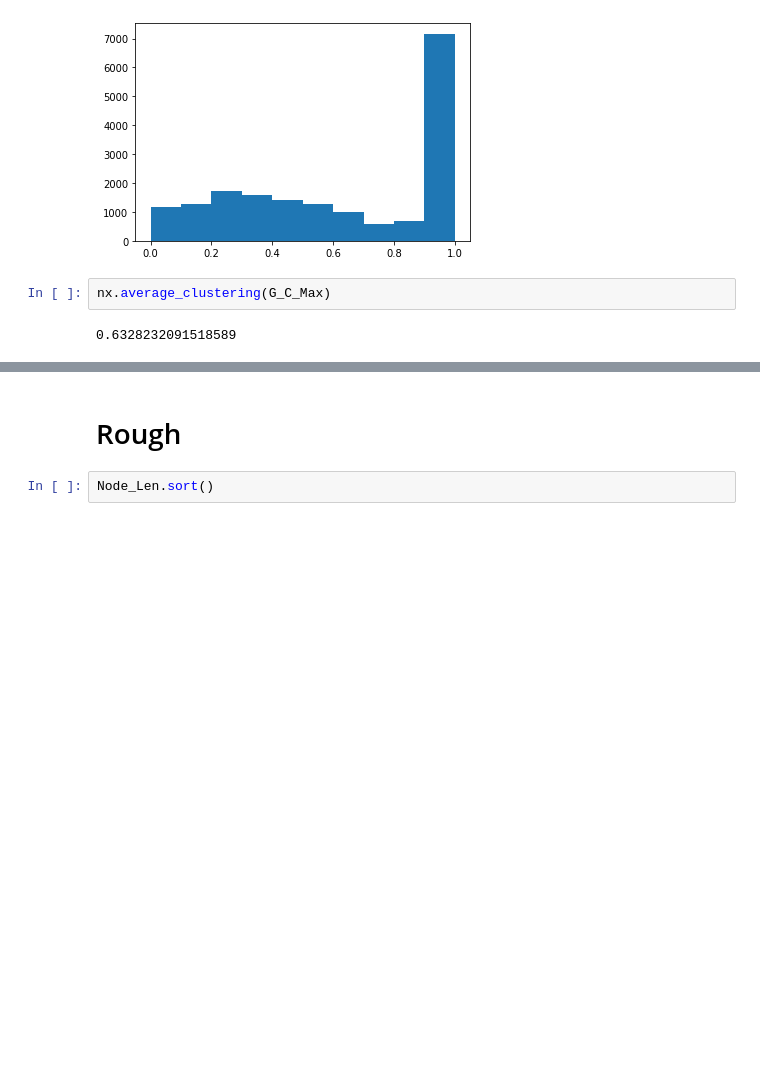
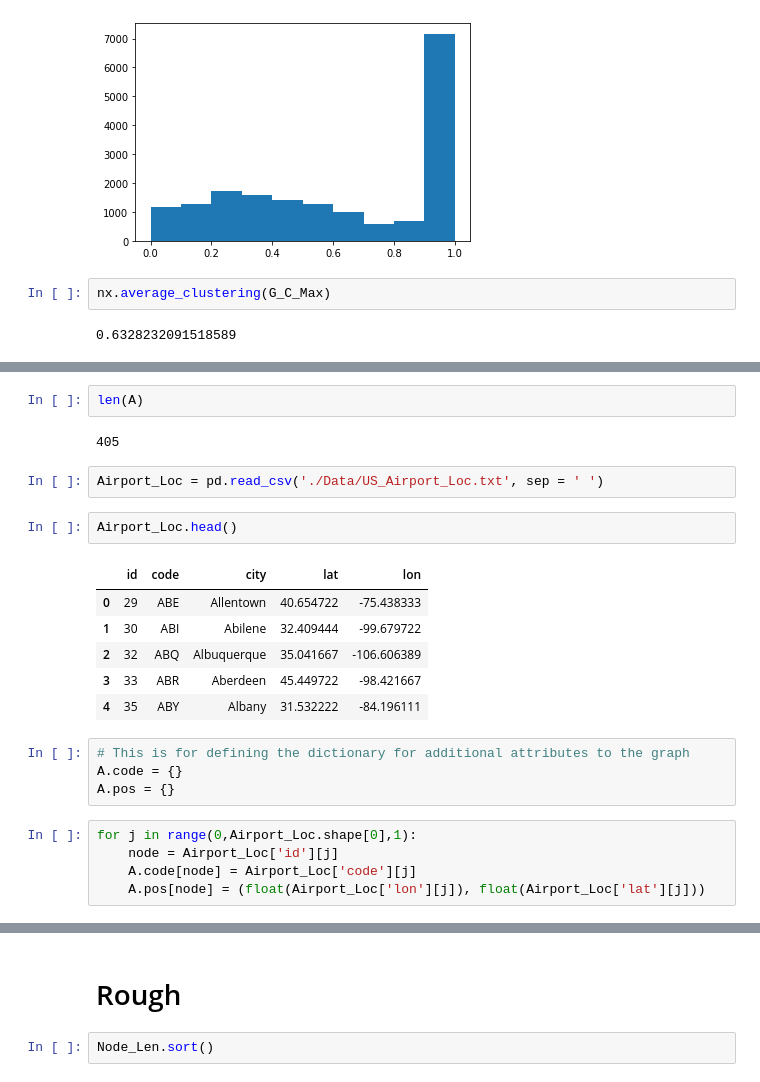
Before and after one commit to mohity5/Practice_NetworkAnalysis_Airports, a Jupyter notebook: Networks_Basics.ipynb, the cells around one changed output, grey strips where cells are left out. Saved outputs shown, nothing was run; the diff lists cells and outputs as text; blank space fills up the shorter version.

```diff
--- a/Networks_Basics.ipynb
+++ b/Networks_Basics.ipynb
@@ -122,0 +160,24 @@ nx.average_clustering(G_C_Max)
+# %%
+len(A)
+# %% [output]
+405
+# %%
+Airport_Loc = pd.read_csv('./Data/US_Airport_Loc.txt', sep = ' ')
+# %%
+Airport_Loc.head()
+# %% [output]
+|  | id | code | city | lat | lon |
+| 0 | 29 | ABE | Allentown | 40.654722 | -75.438333 |
+| 1 | 30 | ABI | Abilene | 32.409444 | -99.679722 |
+| 2 | 32 | ABQ | Albuquerque | 35.041667 | -106.606389 |
+| 3 | 33 | ABR | Aberdeen | 45.449722 | -98.421667 |
+| 4 | 35 | ABY | Albany | 31.532222 | -84.196111 |
+# %%
+# This is for defining the dictionary for additional attributes to the graph
+A.code = {}
+A.pos = {}
+# %%
+for j in range(0,Airport_Loc.shape[0],1):
+    node = Airport_Loc['id'][j]
+    A.code[node] = Airport_Loc['code'][j]
+    A.pos[node] = (float(Airport_Loc['lon'][j]), float(Airport_Loc['lat'][j]))
```
Also changed, not shown: parts of 12 cells of this notebook.
